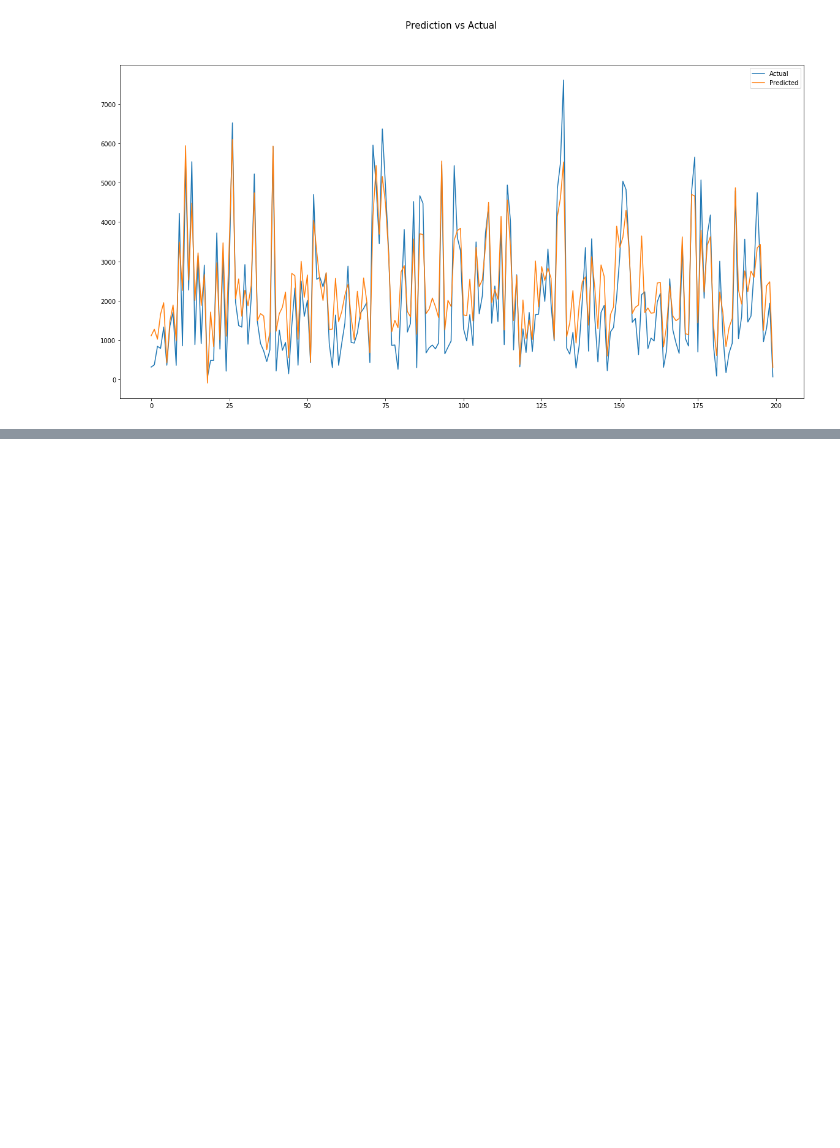
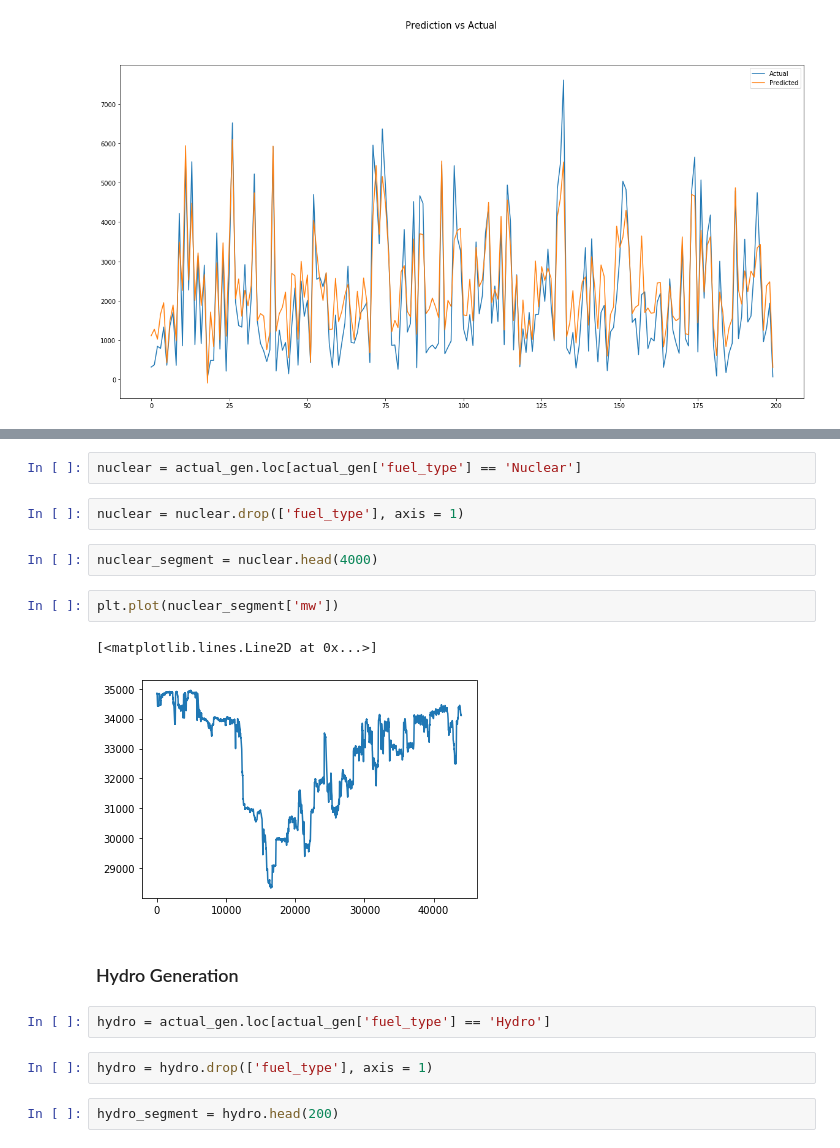
Before and after one commit to amy-wang/thesis2, a Jupyter notebook: data/Prediction vs Forecasts.ipynb, the cells around one changed output, grey strips where cells are left out. Cells and saved outputs as stored; diff of their text form; blank space fills up the shorter version.

```diff
--- a/data/Prediction vs Forecasts.ipynb
+++ b/data/Prediction vs Forecasts.ipynb
@@ -330,0 +366,19 @@ plt.legend()
+# %%
+nuclear = actual_gen.loc[actual_gen['fuel_type'] == 'Nuclear']
+# %%
+nuclear = nuclear.drop(['fuel_type'], axis = 1)
+# %%
+nuclear_segment = nuclear.head(4000)
+# %%
+plt.plot(nuclear_segment['mw'])
+# %% [output]
+[<matplotlib.lines.Line2D at 0x...>]
+[figure, added]
+# %% [markdown]
+### Hydro Generation
+# %%
+hydro = actual_gen.loc[actual_gen['fuel_type'] == 'Hydro']
+# %%
+hydro = hydro.drop(['fuel_type'], axis = 1)
+# %%
+hydro_segment = hydro.head(200)
```
Also changed, not shown: parts of 9 cells of this notebook.
